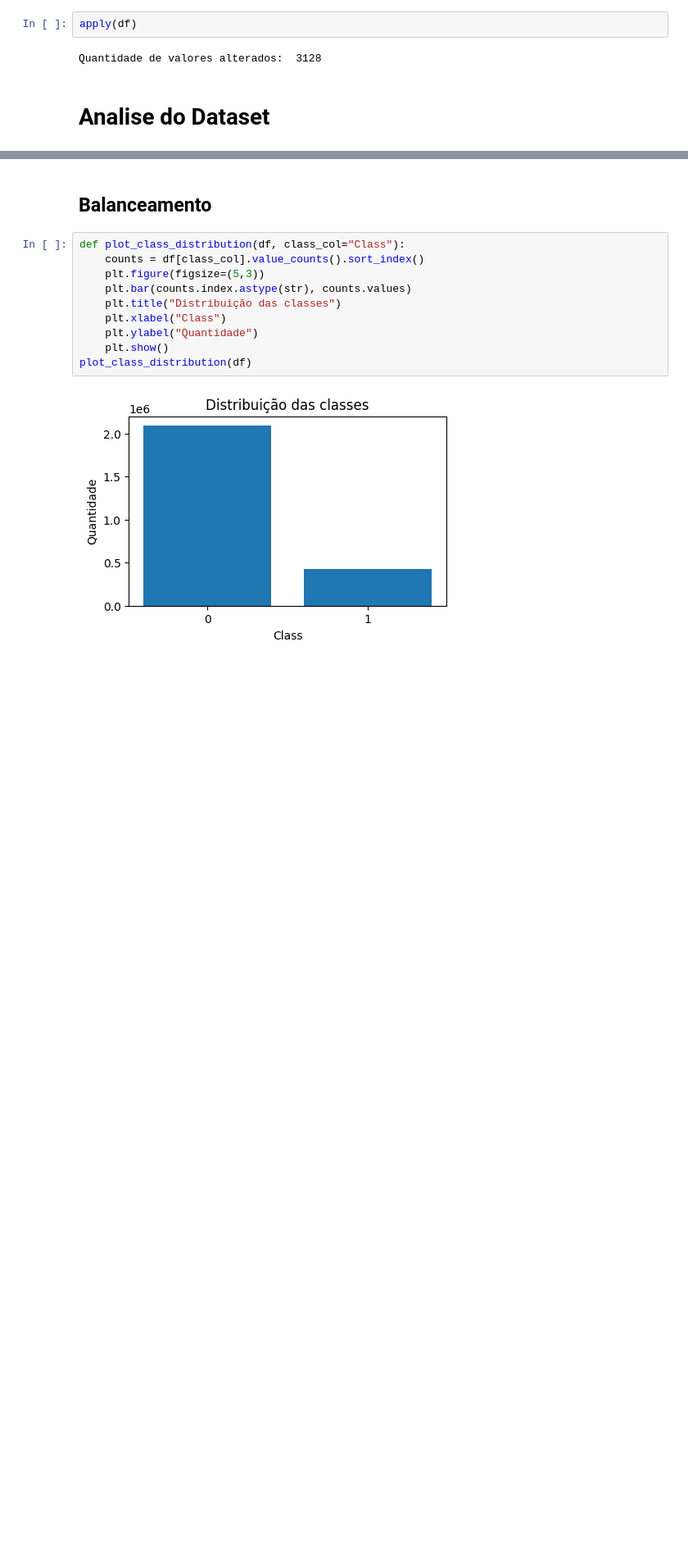
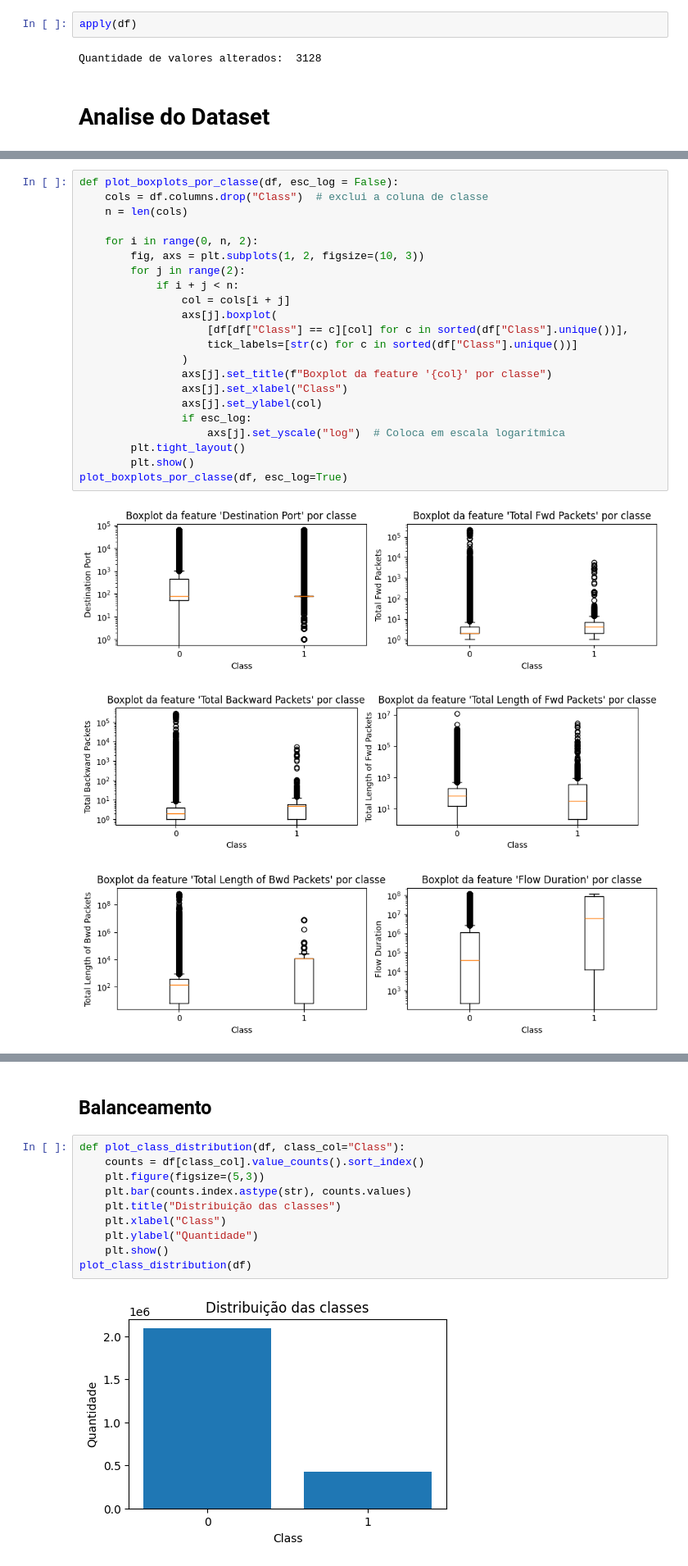
Before and after one commit to ricardo-ervilha/TF_DCC075, a Jupyter notebook: main.ipynb, the cells around one changed output, grey strips where cells are left out. Shown at 82% size. Cells and saved outputs as stored; diff of their text form; blank space fills up the shorter version.

```diff
--- a/main.ipynb
+++ b/main.ipynb
@@ -77,3 +79,29 @@ for i in range(0, n, 2):
 [figure]
 [figure]
 [figure]
+# %%
+def plot_boxplots_por_classe(df, esc_log = False):
+    cols = df.columns.drop("Class")  # exclui a coluna de classe
+    n = len(cols)
+
+    for i in range(0, n, 2):
+        fig, axs = plt.subplots(1, 2, figsize=(10, 3))
+        for j in range(2):
+            if i + j < n:
+                col = cols[i + j]
+                axs[j].boxplot(
+                    [df[df["Class"] == c][col] for c in sorted(df["Class"].unique())],
+                    tick_labels=[str(c) for c in sorted(df["Class"].unique())]
+                )
+                axs[j].set_title(f"Boxplot da feature '{col}' por classe")
+                axs[j].set_xlabel("Class")
+                axs[j].set_ylabel(col)
+                if esc_log:
+                    axs[j].set_yscale("log")  # Coloca em escala logarítmica
+        plt.tight_layout()
+        plt.show()
+plot_boxplots_por_classe(df, esc_log=True)
+# %% [output]
+[figure, added]
+[figure, added]
+[figure, added]
```
Also changed, not shown: parts of 21 cells of this notebook.
